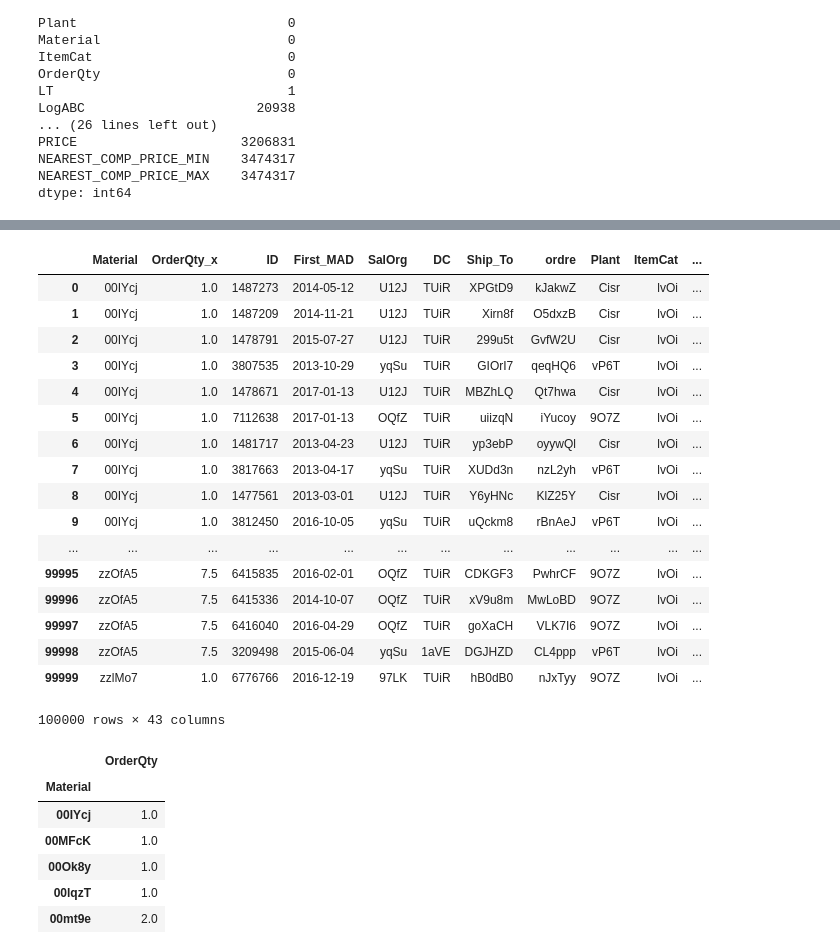
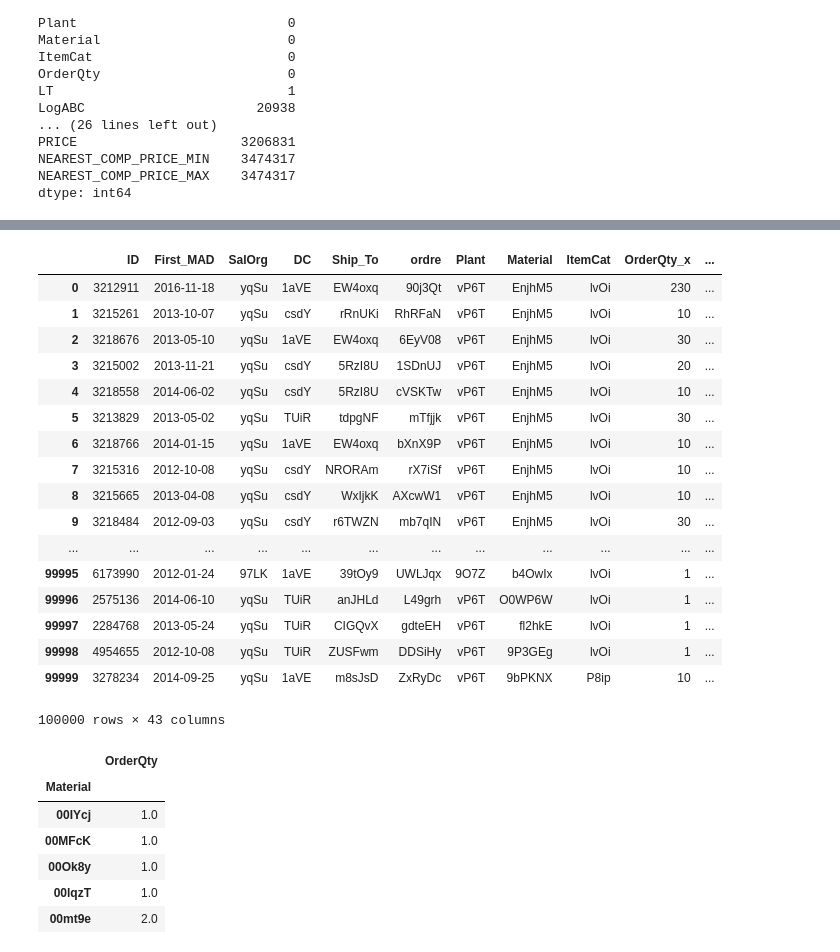
Before and after one commit to Dolto/kaggle-DSG17-final, a Jupyter notebook: EDA.ipynb, the cells around one changed output, grey strips where cells are left out. Saved outputs shown, nothing was run; the diff lists cells and outputs as text; code cells hidden in the pictures.

```diff
--- a/EDA.ipynb
+++ b/EDA.ipynb
@@ -28,5 +28,3 @@ NEAREST_COMP_PRICE_MAX    3474317
 dtype: int64
 # %%
 sample = train.sample(100000)
-# %%
-meds = meds.reset_index()
@@ -33,3 +53,3 @@ meds = meds.reset_index()
 # %%
-pd.merge(right=sample, left=meds, on='Material')
+%time pd.merge(left=sample, right=meds, on='Material')
 # %% [output]
@@ -36,21 +58,21 @@ pd.merge(right=sample, left=meds, on='Material')
-|  | Material | OrderQty_x | ID | First_MAD | SalOrg | DC | Ship_To | ordre | Plant | ItemCat | ... |
-| 0 | 00IYcj | 1.0 | 1487273 | 2014-05-12 | U12J | TUiR | XPGtD9 | kJakwZ | Cisr | lvOi | ... |
-| 1 | 00IYcj | 1.0 | 1487209 | 2014-11-21 | U12J | TUiR | Xirn8f | O5dxzB | Cisr | lvOi | ... |
-| 2 | 00IYcj | 1.0 | 1478791 | 2015-07-27 | U12J | TUiR | 299u5t | GvfW2U | Cisr | lvOi | ... |
-| 3 | 00IYcj | 1.0 | 3807535 | 2013-10-29 | yqSu | TUiR | GIOrI7 | qeqHQ6 | vP6T | lvOi | ... |
-| 4 | 00IYcj | 1.0 | 1478671 | 2017-01-13 | U12J | TUiR | MBZhLQ | Qt7hwa | Cisr | lvOi | ... |
-| 5 | 00IYcj | 1.0 | 7112638 | 2017-01-13 | OQfZ | TUiR | uiizqN | iYucoy | 9O7Z | lvOi | ... |
-| 6 | 00IYcj | 1.0 | 1481717 | 2013-04-23 | U12J | TUiR | yp3ebP | oyywQl | Cisr | lvOi | ... |
-| 7 | 00IYcj | 1.0 | 3817663 | 2013-04-17 | yqSu | TUiR | XUDd3n | nzL2yh | vP6T | lvOi | ... |
-| 8 | 00IYcj | 1.0 | 1477561 | 2013-03-01 | U12J | TUiR | Y6yHNc | KlZ25Y | Cisr | lvOi | ... |
-| 9 | 00IYcj | 1.0 | 3812450 | 2016-10-05 | yqSu | TUiR | uQckm8 | rBnAeJ | vP6T | lvOi | ... |
+|  | ID | First_MAD | SalOrg | DC | Ship_To | ordre | Plant | Material | ItemCat | OrderQty_x | ... |
+| 0 | 3212911 | 2016-11-18 | yqSu | 1aVE | EW4oxq | 90j3Qt | vP6T | EnjhM5 | lvOi | 230 | ... |
+| 1 | 3215261 | 2013-10-07 | yqSu | csdY | rRnUKi | RhRFaN | vP6T | EnjhM5 | lvOi | 10 | ... |
+| 2 | 3218676 | 2013-05-10 | yqSu | 1aVE | EW4oxq | 6EyV08 | vP6T | EnjhM5 | lvOi | 30 | ... |
+| 3 | 3215002 | 2013-11-21 | yqSu | csdY | 5RzI8U | 1SDnUJ | vP6T | EnjhM5 | lvOi | 20 | ... |
+| 4 | 3218558 | 2014-06-02 | yqSu | csdY | 5RzI8U | cVSKTw | vP6T | EnjhM5 | lvOi | 10 | ... |
+| 5 | 3213829 | 2013-05-02 | yqSu | TUiR | tdpgNF | mTfjjk | vP6T | EnjhM5 | lvOi | 30 | ... |
+| 6 | 3218766 | 2014-01-15 | yqSu | 1aVE | EW4oxq | bXnX9P | vP6T | EnjhM5 | lvOi | 10 | ... |
+| 7 | 3215316 | 2012-10-08 | yqSu | csdY | NRORAm | rX7iSf | vP6T | EnjhM5 | lvOi | 10 | ... |
+| 8 | 3215665 | 2013-04-08 | yqSu | csdY | WxIjkK | AXcwW1 | vP6T | EnjhM5 | lvOi | 10 | ... |
+| 9 | 3218484 | 2012-09-03 | yqSu | csdY | r6TWZN | mb7qIN | vP6T | EnjhM5 | lvOi | 30 | ... |
 | ... | ... | ... | ... | ... | ... | ... | ... | ... | ... | ... | ... |
-| 99995 | zzOfA5 | 7.5 | 6415835 | 2016-02-01 | OQfZ | TUiR | CDKGF3 | PwhrCF | 9O7Z | lvOi | ... |
-| 99996 | zzOfA5 | 7.5 | 6415336 | 2014-10-07 | OQfZ | TUiR | xV9u8m | MwLoBD | 9O7Z | lvOi | ... |
-| 99997 | zzOfA5 | 7.5 | 6416040 | 2016-04-29 | OQfZ | TUiR | goXaCH | VLK7I6 | 9O7Z | lvOi | ... |
-| 99998 | zzOfA5 | 7.5 | 3209498 | 2015-06-04 | yqSu | 1aVE | DGJHZD | CL4ppp | vP6T | lvOi | ... |
-| 99999 | zzlMo7 | 1.0 | 6776766 | 2016-12-19 | 97LK | TUiR | hB0dB0 | nJxTyy | 9O7Z | lvOi | ... |
+| 99995 | 6173990 | 2012-01-24 | 97LK | 1aVE | 39tOy9 | UWLJqx | 9O7Z | b4OwIx | lvOi | 1 | ... |
+| 99996 | 2575136 | 2014-06-10 | yqSu | TUiR | anJHLd | L49grh | vP6T | O0WP6W | lvOi | 1 | ... |
+| 99997 | 2284768 | 2013-05-24 | yqSu | TUiR | CIGQvX | gdteEH | vP6T | fl2hkE | lvOi | 1 | ... |
+| 99998 | 4954655 | 2012-10-08 | yqSu | TUiR | ZUSFwm | DDSiHy | vP6T | 9P3GEg | lvOi | 1 | ... |
+| 99999 | 3278234 | 2014-09-25 | yqSu | 1aVE | m8sJsD | ZxRyDc | vP6T | 9bPKNX | P8ip | 10 | ... |
-100000 rows × 43 columns
+100000 rows × 43 columns
 # %%
 meds = sample.groupby('Material')['OrderQty'].median().to_frame()
 # %%
```
Also changed, not shown: parts of 2 cells of this notebook, 1 other file.
